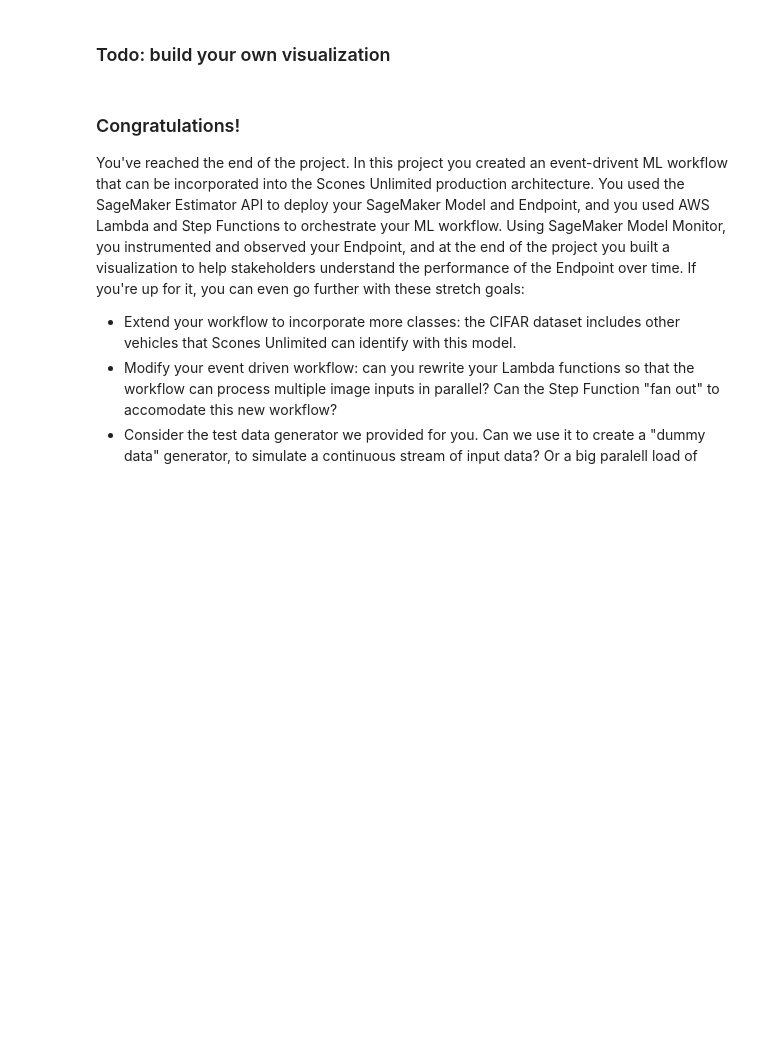
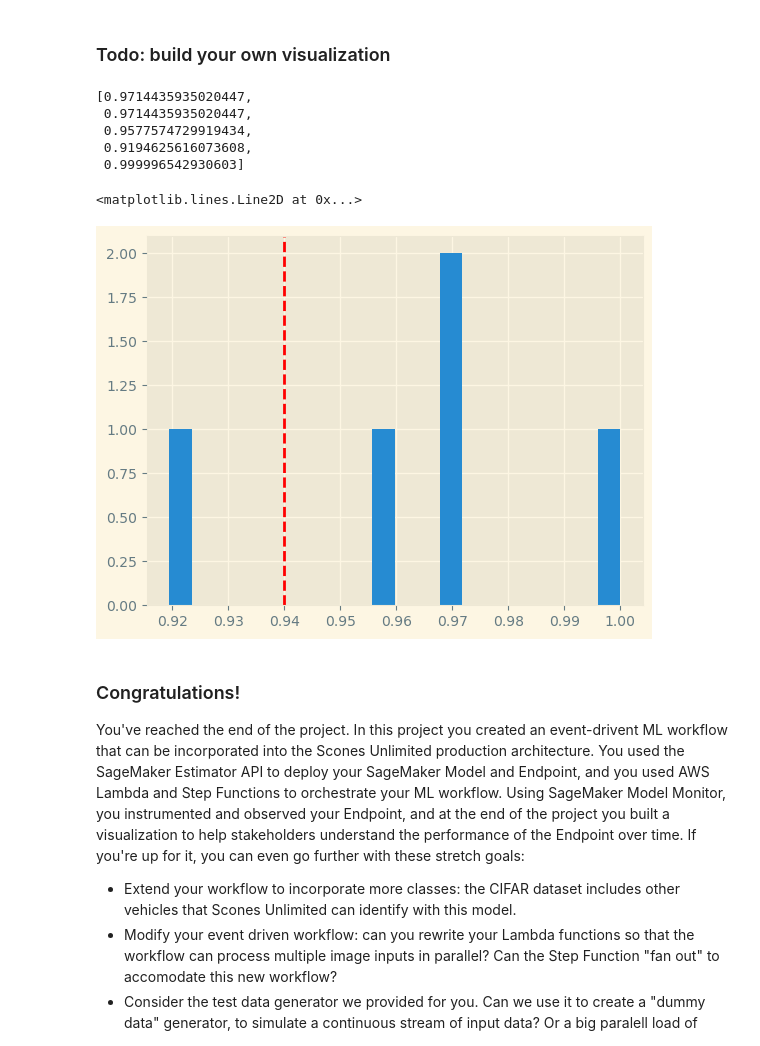
Before and after one commit to MFattouh/udacity-nd009t-C2-Developing-ML-Workflow, a Jupyter notebook: project/starter.ipynb, the cells around one changed output. Saved outputs shown, nothing was run; the diff lists cells and outputs as text; code cells hidden in the pictures; blank space fills up the shorter version.

```diff
--- a/project/starter.ipynb
+++ b/project/starter.ipynb
@@ -697,5 +715,24 @@ plt.gcf().autofmt_xdate()
 # %% [markdown]
 ### Todo: build your own visualization
+# %%
+confidence_scores = []
+
+for obj in json_data:
+    inference, _ = simple_getter(obj)
+    confidence_scores.append(max(inference))
+confidence_scores
+# %% [output]
+[0.9714435935020447,
+ 0.9714435935020447,
+ 0.9577574729919434,
+ 0.9194625616073608,
+ 0.999996542930603]
+# %%
+ax = plt.hist(confidence_scores, bins=20)
+plt.axvline(0.94, color='r', linestyle='--', label='threshold')
+# %% [output]
+<matplotlib.lines.Line2D at 0x...>
+[figure, added]
 # %% [markdown]
 ### Congratulations!
 
```
Also changed, not shown: parts of 6 cells of this notebook.
